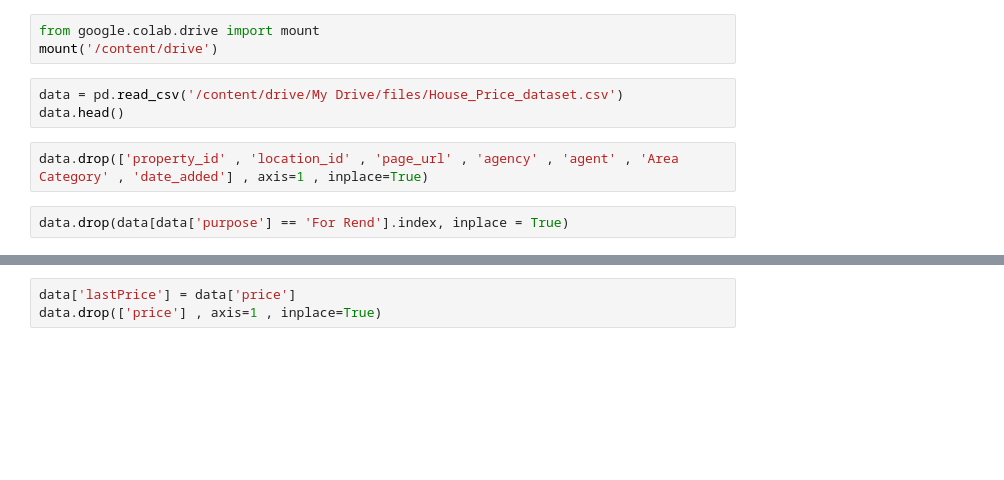
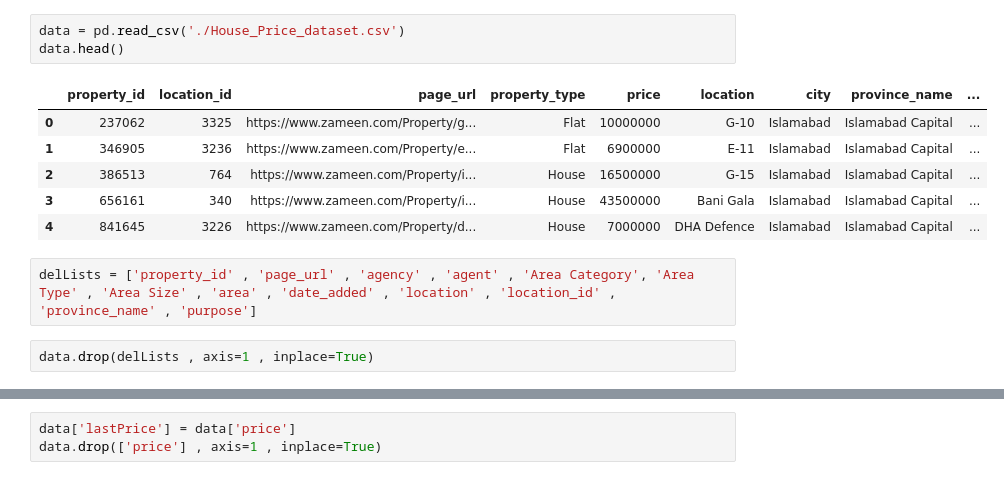
Before and after one commit to aghabidareh/HousePrice, a Jupyter notebook: HousePricePrediction-NeuralNetwork.ipynb, the cells around one changed output, grey strips where cells are left out. Saved outputs shown, nothing was run; the diff lists cells and outputs as text; blank space fills up the shorter version.

```diff
--- a/HousePricePrediction-NeuralNetwork.ipynb
+++ b/HousePricePrediction-NeuralNetwork.ipynb
@@ -15,10 +24,14 @@ from tensorflow.keras.optimizers import Adam
-# %%
-from google.colab.drive import mount
-mount('/content/drive')
 # %%
-data = pd.read_csv('/content/drive/My Drive/files/House_Price_dataset.csv')
+data = pd.read_csv('./House_Price_dataset.csv')
 data.head()
+# %% [output]
+|  | property_id | location_id | page_url | property_type | price | location | city | province_name | ... |
+| 0 | 237062 | 3325 | https://www.zameen.com/Property/g... | Flat | 10000000 | G-10 | Islamabad | Islamabad Capital | ... |
+| 1 | 346905 | 3236 | https://www.zameen.com/Property/e... | Flat | 6900000 | E-11 | Islamabad | Islamabad Capital | ... |
+| 2 | 386513 | 764 | https://www.zameen.com/Property/i... | House | 16500000 | G-15 | Islamabad | Islamabad Capital | ... |
+| 3 | 656161 | 340 | https://www.zameen.com/Property/i... | House | 43500000 | Bani Gala | Islamabad | Islamabad Capital | ... |
+| 4 | 841645 | 3226 | https://www.zameen.com/Property/d... | House | 7000000 | DHA Defence | Islamabad | Islamabad Capital | ... |
+# %%
+delLists = ['property_id' , 'page_url' , 'agency' , 'agent' , 'Area Category', 'Area Type' , 'Area Size' , 'area' , 'date_added' , 'location' , 'location_id' , 'province_name' , 'purpose']
 # %%
-data.drop(['property_id' , 'location_id' , 'page_url' , 'agency' , 'agent' , 'Area Category' , 'date_added'] , axis=1 , inplace=True)
+data.drop(delLists , axis=1 , inplace=True)
-# %%
-data.drop(data[data['purpose'] == 'For Rend'].index, inplace = True)
```
Also changed, not shown: parts of 17 cells of this notebook, 4 other files.
